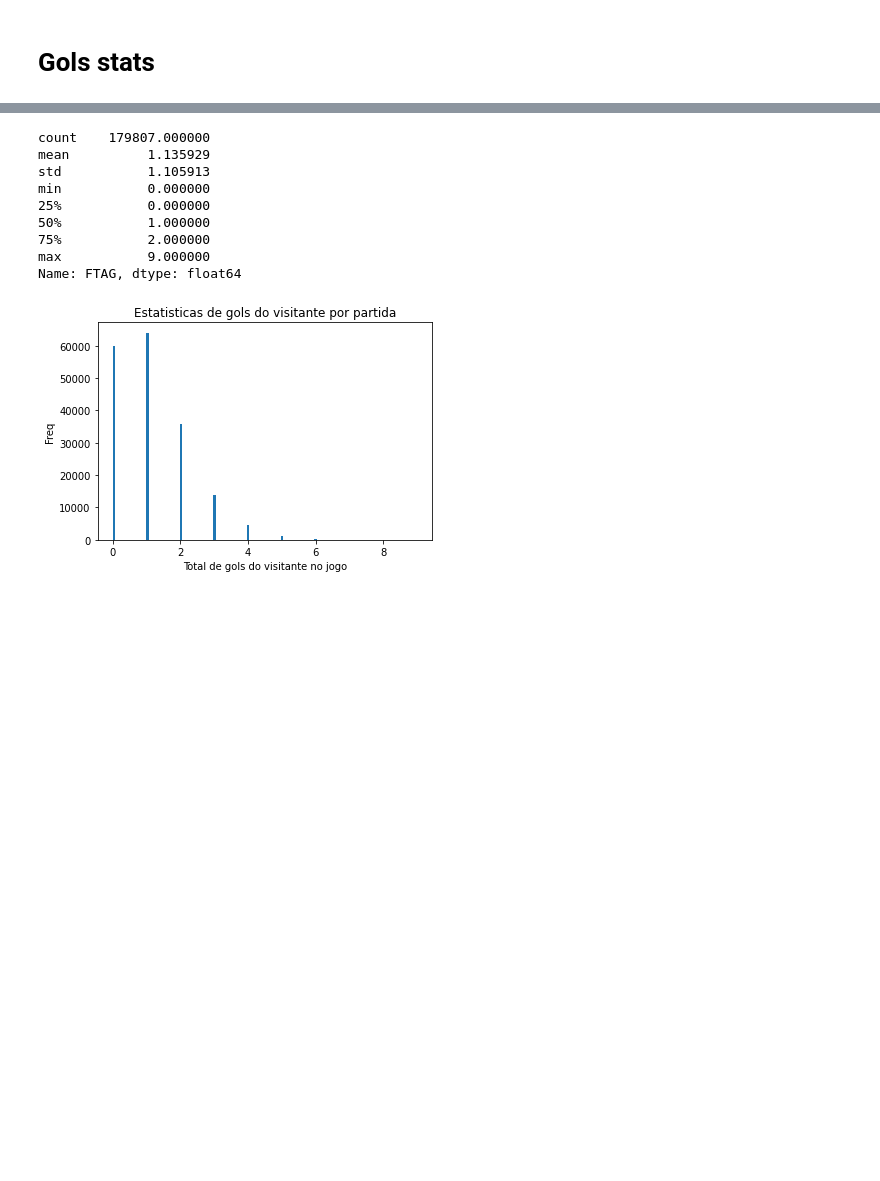
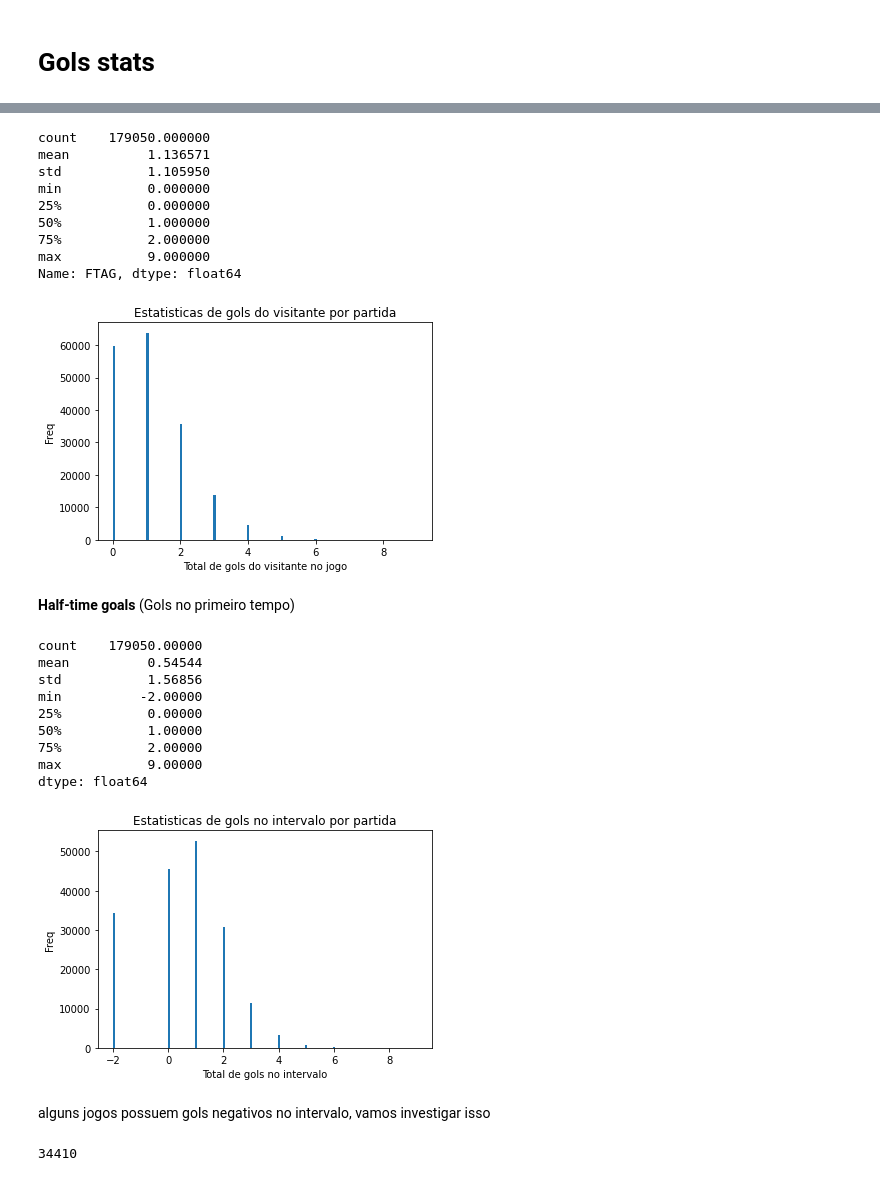
Before and after one commit to prximenes/world-soccer-data-results-odds, a Jupyter notebook: data_processing.ipynb, the cells around one changed output, grey strips where cells are left out. Saved outputs shown, nothing was run; the diff lists cells and outputs as text; code cells hidden in the pictures; blank space fills up the shorter version.

```diff
--- a/data_processing.ipynb
+++ b/data_processing.ipynb
@@ -740,18 +904,18 @@ Name: FTHG, dtype: float64
 [figure]
 # %%
 #Verificando as estatisticas de gols do visitante por jogo
-gols_in_dataset = soccer_data['FTAG']
-print(gols_in_dataset.describe())
+away_gols_in_dataset = soccer_data2['FTAG']
+print(away_gols_in_dataset.describe())
 
 %matplotlib inline
 plt.xlabel('Total de gols do visitante no jogo')
 plt.ylabel('Freq')
 plt.title('Estatisticas de gols do visitante por partida')
-plt.hist(gols_in_dataset, bins='auto');
+plt.hist(away_gols_in_dataset, bins='auto');
 # %% [output]
-count    179807.000000
-mean          1.135929
-std           1.105913
+count    179050.000000
+mean          1.136571
+std           1.105950
 min           0.000000
 25%           0.000000
 50%           1.000000
@@ -759,3 +923,32 @@ min           0.000000
 max           9.000000
 Name: FTAG, dtype: float64
 [figure]
+# %% [markdown]
+**Half-time goals** (Gols no primeiro tempo)
+# %%
+#Verificando as estatisticas de gols por jogo no intervalo
+ht_gols_in_dataset = soccer_data2['HTHG'] + soccer_data2['HTAG']
+print(ht_gols_in_dataset.describe())
+
+%matplotlib inline
+plt.xlabel('Total de gols no intervalo')
+plt.ylabel('Freq')
+plt.title('Estatisticas de gols no intervalo por partida')
+plt.hist(ht_gols_in_dataset, bins='auto');
+# %% [output]
+count    179050.00000
+mean          0.54544
+std           1.56856
+min          -2.00000
+25%           0.00000
+50%           1.00000
+75%           2.00000
+max           9.00000
+dtype: float64
+[figure, added]
+# %% [markdown]
+alguns jogos possuem gols negativos no intervalo, vamos investigar isso
+# %%
+len(soccer_data2[soccer_data2['HTHG'] + soccer_data2['HTAG'] < 0])
+# %% [output]
+34410
```
Also changed, not shown: parts of 103 cells of this notebook.
